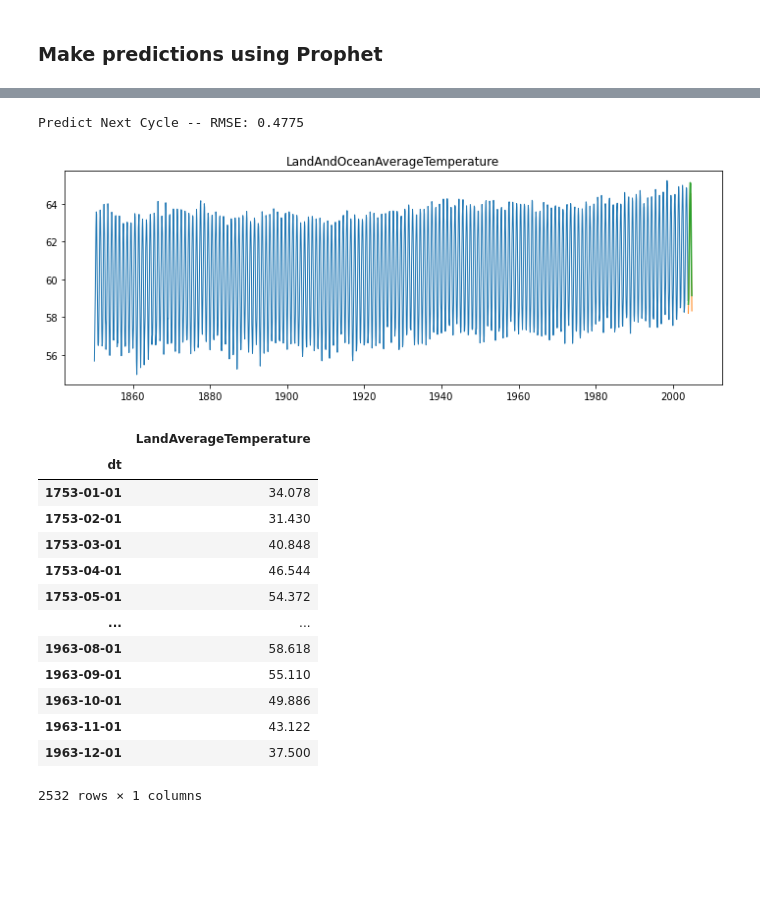
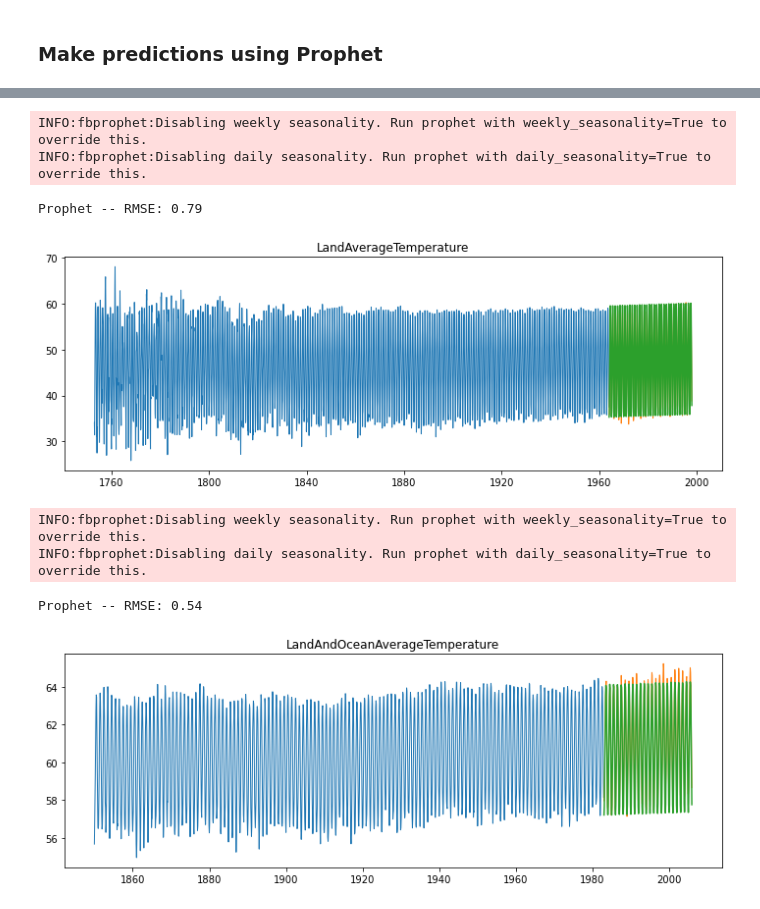
Before and after one commit to Johndsalas/earths_temperature_time_series, a Jupyter notebook: main_notebook.ipynb, the cells around one changed output, grey strips where cells are left out. Cells and saved outputs as stored; diff of their text form; code cells hidden in the pictures; blank space fills up the shorter version.

Commit message:
modeling finished next write conclutions

```diff
--- a/main_notebook.ipynb
+++ b/main_notebook.ipynb
@@ -317,2 +310,0 @@ TypeError: __init__() got an unexpected keyword argument 'Index'
-# %%
-eval_df_land = modeling.next_cycle(df_land[:'1996'], df_land['1996'], df_land['1997'], 'LandAverageTemperature', eval_df_land)
@@ -322,22 +311,12 @@ Predict Next Cycle -- RMSE: 0.6216
-# %%
-eval_df_ocean = modeling.next_cycle(df_ocean[:'2003'], df_ocean['2003'], df_ocean['2004'], 'LandAndOceanAverageTemperature', eval_df_ocean)
-# %% [output]
-Predict Next Cycle -- RMSE: 0.4775
-[figure, removed]
-# %%
-train_land.rename({"dt":"ds","LandAverageTemperature":"y"})
-# %% [output]
-|  | LandAverageTemperature |
-| dt |  |
-| 1753-01-01 | 34.078 |
-| 1753-02-01 | 31.430 |
-| 1753-03-01 | 40.848 |
-| 1753-04-01 | 46.544 |
-| 1753-05-01 | 54.372 |
-| ... | ... |
-| 1963-08-01 | 58.618 |
-| 1963-09-01 | 55.110 |
-| 1963-10-01 | 49.886 |
-| 1963-11-01 | 43.122 |
-| 1963-12-01 | 37.500 |
-2532 rows × 1 columns
+# %%
+prophet_land = modeling.get_prophet(train_land, validate_land, "LandAverageTemperature", eval_df_land)
+prophet_ocean = modeling.get_prophet(train_ocean, validate_ocean, "LandAndOceanAverageTemperature", eval_df_ocean)
+# %% [output]
+INFO:fbprophet:Disabling weekly seasonality. Run prophet with weekly_seasonality=True to override this.
+INFO:fbprophet:Disabling daily seasonality. Run prophet with daily_seasonality=True to override this.
+Prophet -- RMSE: 0.79
+[figure, added]
+INFO:fbprophet:Disabling weekly seasonality. Run prophet with weekly_seasonality=True to override this.
+INFO:fbprophet:Disabling daily seasonality. Run prophet with daily_seasonality=True to override this.
+Prophet -- RMSE: 0.54
+[figure, added]
```
Also changed, not shown: parts of 19 cells of this notebook, 1 other file.
